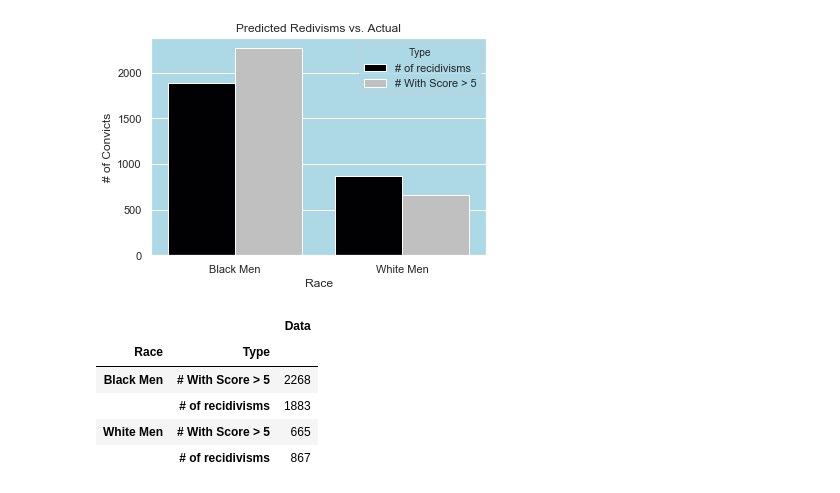
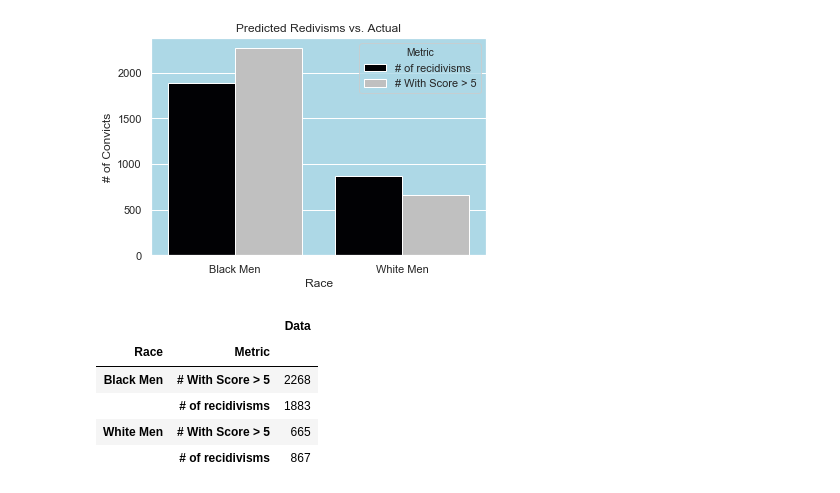
Before and after one commit to CyrusRR/iXDSCourseProject1, a Jupyter notebook: compas-analysis-master/Comparison.ipynb, the cells around one changed output. Drawn from its saved outputs; the diff is of its cells as text; code cells hidden in the pictures.

```diff
--- a/compas-analysis-master/Comparison.ipynb
+++ b/compas-analysis-master/Comparison.ipynb
@@ -100,6 +100,6 @@ ValueError: Could not interpret input '# With Score > 5'
 #Creaing dataframe to easily graph
 Baggresults = pd.DataFrame({"Race": ["Black Men", "White Men", "Black Men", "White Men"],
                    'Data': [recid, Whrecid, Bllikely, Whlikely],
-                   "Type": ["# of recidivisms","# of recidivisms","# With Score > 5","# With Score > 5"] })
+                   "Metric": ["# of recidivisms","# of recidivisms","# With Score > 5","# With Score > 5"] })
 Baggresults
 # %% [output]
@@ -122,10 +122,10 @@ fig.set(xlabel='Race', ylabel='# of Convicts', Title = "Predicted Redivisms vs.
  Text(0.5, 1.0, 'Predicted Redivisms vs. Actual')]
 [figure]
 # %%
-Baggresults.groupby(["Race", "Type"]).mean()
+Baggresults.groupby(["Race", "Metric"]).mean()
 # %% [output]
 |  |  | Data |
-| Race | Type |  |
+| Race | Metric |  |
 | Black Men | # With Score > 5 | 2268 |
 |  | # of recidivisms | 1883 |
 | White Men | # With Score > 5 | 665 |
```
Also changed, not shown: parts of 2 cells of this notebook, 1 other file.
